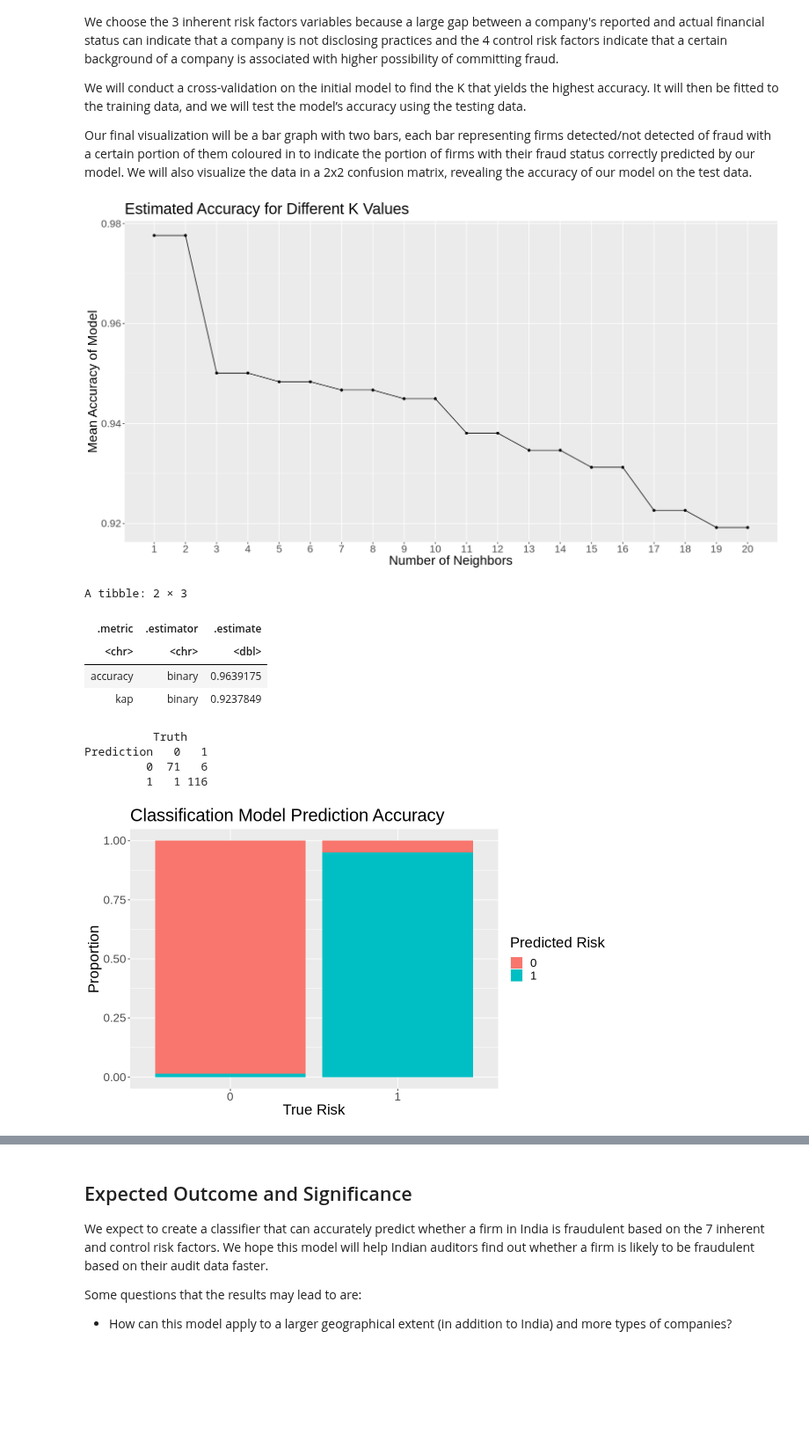
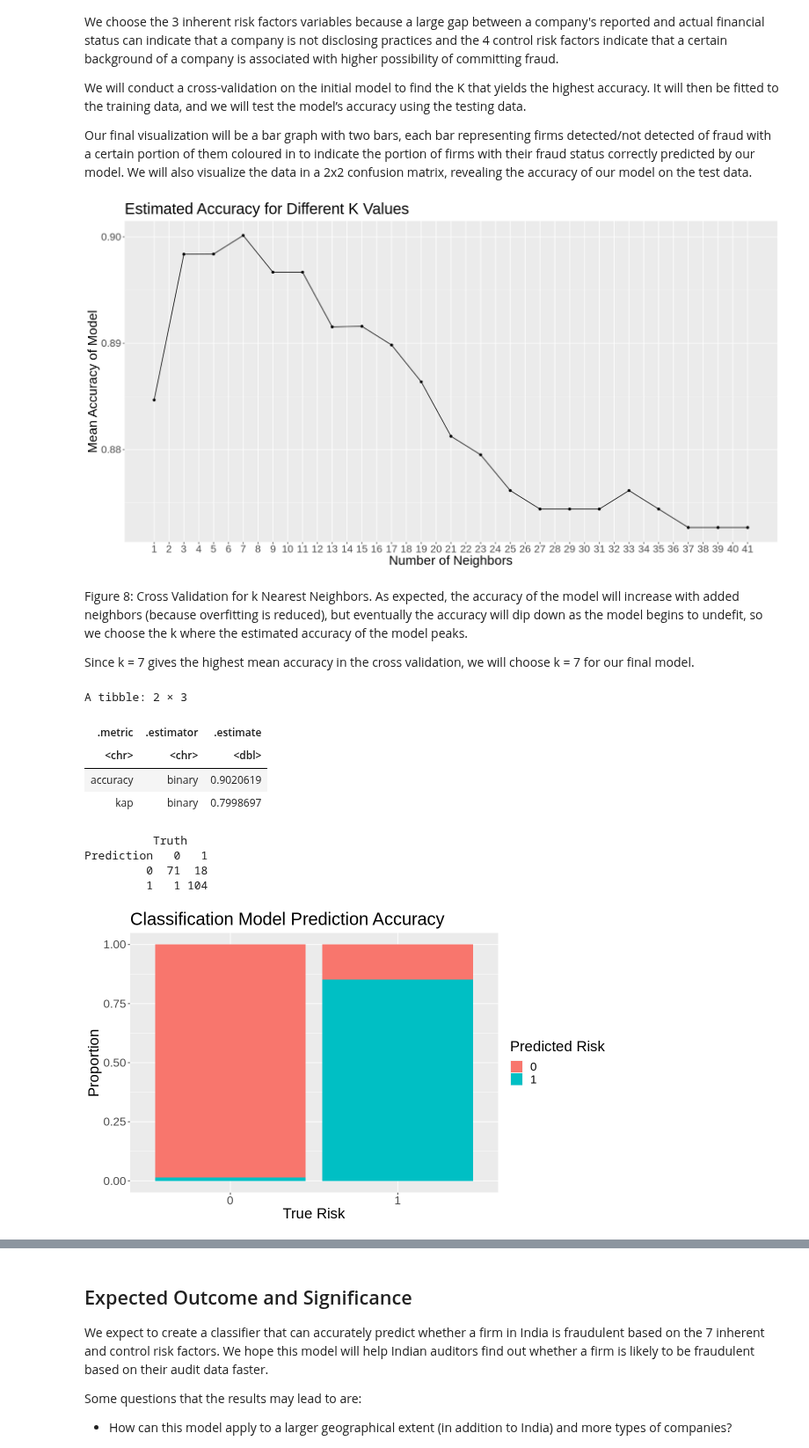
Before and after one commit to eric-y33/dsci-100-2022w1-group-84, a Jupyter notebook: Project.ipynb, the cells around one changed output, grey strips where cells are left out. Shown at 88% size. Saved outputs shown, nothing was run; the diff lists cells and outputs as text; code cells hidden in the pictures; blank space fills up the shorter version.

Commit message:
Changed recipe, chose new K, added figure descriptions.

```diff
--- a/Project.ipynb
+++ b/Project.ipynb
@@ -243,18 +243,7 @@ We will conduct a cross-validation on the initial model to find the K that yield
 
 Our final visualization will be a bar graph with two bars, each bar representing firms detected/not detected of fraud with a certain portion of them coloured in to indicate the portion of firms with their fraud status correctly predicted by our model. We will also visualize the data in a 2x2 confusion matrix, revealing the accuracy of our model on the test data.
 # %%
-# 1. tune model
-# 2. recipe
-# 3. make vfold
-# 4. collect metrics
-# 5. plot k
-# 6. choose k
-# 7. make new model
-# 8. fit training
-# 9. predict testing
-# 10. metrics & conf mat
-
-knn_recipe <- recipe(Risk ~ PARA_A + PARA_B + Money_Value + Sector_score + LOSS_SCORE + History_score + District, data = audit_train) |>
+knn_recipe <- recipe(Risk ~ PARA_A + PARA_B + Money_Value, data = audit_train) |>
     step_scale(all_predictors()) |>
     step_center(all_predictors())
 
@@ -264,7 +253,7 @@ knn_tune <- nearest_neighbor(weight_func = "rectangular", neighbors = tune()) |>
 
 audit_vfold <- vfold_cv(audit_train, v = 5, strata = Risk)
 
-k_lots <- tibble(neighbors = seq(from = 1, to = 20, by = 1))
+k_lots <- tibble(neighbors = seq(from = 1, to = 41, by = 2))
 
 knn_results <- workflow() |>
     add_recipe(knn_recipe) |>
@@ -281,10 +270,10 @@ cross_val_plot <- knn_results |> filter(.metric == "accuracy") |>
              y = "Mean Accuracy of Model",
              title = "Estimated Accuracy for Different K Values")+
         theme(text = element_text(size = 20)) +
-        scale_x_continuous(limits = c(1, 20),
-                       breaks = seq(1, 20),
-                       minor_breaks = seq(1, 20, 1))
+        scale_x_continuous(limits = c(1, 41),
+                       breaks = seq(from = 1, to = 41),
+                       minor_breaks = seq(from = 1, to = 41, by = 2))
 
 cross_val_plot
 # %% [output]
-[figure, old version]
+[figure, new version]
@@ -293,10 +280,10 @@ cross_val_plot
+# %% [markdown]
+Figure 8: Cross Validation for k Nearest Neighbors.
+As expected, the accuracy of the model will increase with added neighbors (because overfitting is reduced), but eventually the accuracy will dip down as the model begins to undefit, so we choose the k where the estimated accuracy of the model peaks.
+
+Since k = 7 gives the highest mean accuracy in the cross validation, we will choose k = 7 for our final model.
 # %%
-# 7. make new model
-# 8. fit training
-# 9. predict testing
-# 10. metrics & conf mat
-
-knn_spec <- nearest_neighbor(weight_func = "rectangular", neighbors = 1) |>
+knn_spec <- nearest_neighbor(weight_func = "rectangular", neighbors = 9) |>
     set_engine("kknn") |>
     set_mode("classification")
 
@@ -304,35 +291,35 @@ knn_fit <- workflow() |>
     add_recipe(knn_recipe) |>
     add_model(knn_spec) |>
     fit(audit_train)
 
 predictions <- predict(knn_fit, audit_test) |>
     bind_cols(audit_test)
 metrics <- predictions |>
     metrics(truth = Risk, estimate = .pred_class)
 conf_mat <- predictions |>
     conf_mat(truth = Risk, estimate = .pred_class)
 
 options(repr.plot.width = 10, repr.plot.height = 6)
 conf_mat_plot <- predictions |>
     ggplot(aes(x = Risk, fill = .pred_class))+
         geom_bar(position = "fill")+
         labs(x = "True Risk",
              fill = "Predicted Risk",
              y = "Proportion",
             title = "Classification Model Prediction Accuracy")+
         theme(text = element_text(size = 20))
 
 metrics
 conf_mat
 conf_mat_plot
 # %% [output]
 A tibble: 2 × 3
 | .metric | .estimator | .estimate |
 | <chr> | <chr> | <dbl> |
-| accuracy | binary | 0.9639175 |
-| kap | binary | 0.9237849 |
+| accuracy | binary | 0.9020619 |
+| kap | binary | 0.7998697 |
           Truth
 Prediction   0   1
-         0  71   6
-         1   1 116
+         0  71  18
+         1   1 104
-[figure, old version]
+[figure, new version]
```
Also changed, not shown: parts of 3 cells of this notebook.
